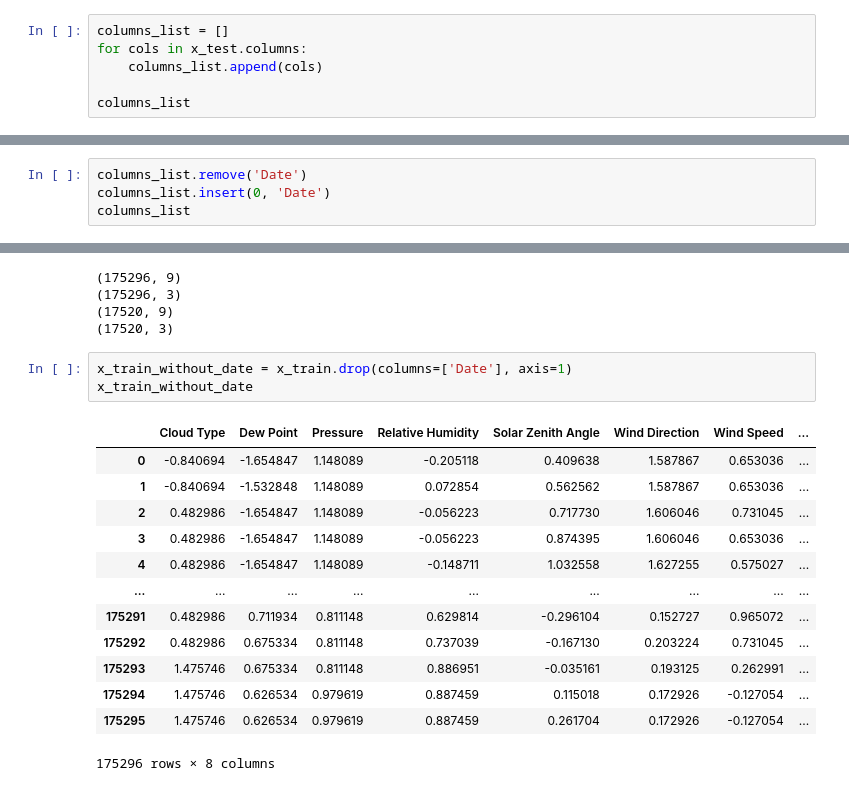
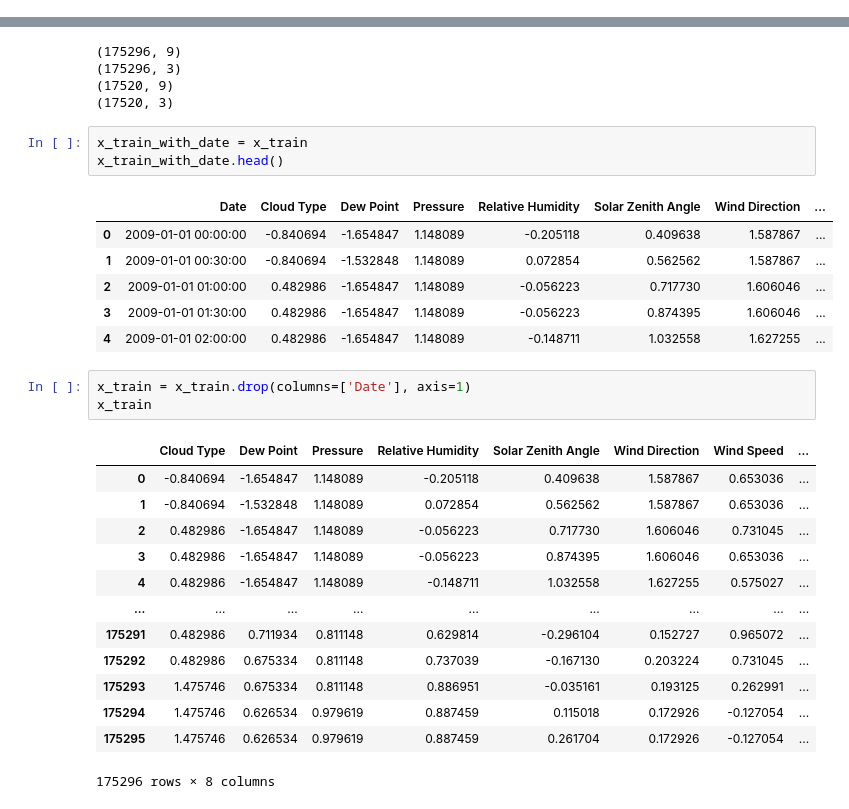
Before and after one commit to AryaStark13/Wipro-hackathon, a Jupyter notebook: Cleaned Data.ipynb, the cells around one changed output, grey strips where cells are left out. Drawn from its saved outputs; the diff is of its cells as text.

```diff
--- a/Cleaned Data.ipynb
+++ b/Cleaned Data.ipynb
@@ -238,6 +236,0 @@ columns_list
-# %%
-columns_list = []
-for cols in x_test.columns:
-    columns_list.append(cols)
-
-columns_list
@@ -254,4 +236,0 @@ columns_list
-# %%
-columns_list.remove('Date')
-columns_list.insert(0, 'Date')
-columns_list
@@ -400,20 +369,30 @@ print(y_test.shape)
 (17520, 9)
 (17520, 3)
 # %%
-x_train_without_date = x_train.drop(columns=['Date'], axis=1)
-x_train_without_date
+x_train_with_date = x_train
+x_train_with_date.head()
 # %% [output]
-|  | Cloud Type | Dew Point | Pressure | Relative Humidity | Solar Zenith Angle | Wind Direction | Wind Speed | ... |
-| 0 | -0.840694 | -1.654847 | 1.148089 | -0.205118 | 0.409638 | 1.587867 | 0.653036 | ... |
-| 1 | -0.840694 | -1.532848 | 1.148089 | 0.072854 | 0.562562 | 1.587867 | 0.653036 | ... |
-| 2 | 0.482986 | -1.654847 | 1.148089 | -0.056223 | 0.717730 | 1.606046 | 0.731045 | ... |
-| 3 | 0.482986 | -1.654847 | 1.148089 | -0.056223 | 0.874395 | 1.606046 | 0.653036 | ... |
-| 4 | 0.482986 | -1.654847 | 1.148089 | -0.148711 | 1.032558 | 1.627255 | 0.575027 | ... |
-| ... | ... | ... | ... | ... | ... | ... | ... | ... |
-| 175291 | 0.482986 | 0.711934 | 0.811148 | 0.629814 | -0.296104 | 0.152727 | 0.965072 | ... |
-| 175292 | 0.482986 | 0.675334 | 0.811148 | 0.737039 | -0.167130 | 0.203224 | 0.731045 | ... |
-| 175293 | 1.475746 | 0.675334 | 0.811148 | 0.886951 | -0.035161 | 0.193125 | 0.262991 | ... |
-| 175294 | 1.475746 | 0.626534 | 0.979619 | 0.887459 | 0.115018 | 0.172926 | -0.127054 | ... |
-| 175295 | 1.475746 | 0.626534 | 0.979619 | 0.887459 | 0.261704 | 0.172926 | -0.127054 | ... |
+|  | Date | Cloud Type | Dew Point | Pressure | Relative Humidity | Solar Zenith Angle | Wind Direction | ... |
+| 0 | 2009-01-01 00:00:00 | -0.840694 | -1.654847 | 1.148089 | -0.205118 | 0.409638 | 1.587867 | ... |
+| 1 | 2009-01-01 00:30:00 | -0.840694 | -1.532848 | 1.148089 | 0.072854 | 0.562562 | 1.587867 | ... |
+| 2 | 2009-01-01 01:00:00 | 0.482986 | -1.654847 | 1.148089 | -0.056223 | 0.717730 | 1.606046 | ... |
+| 3 | 2009-01-01 01:30:00 | 0.482986 | -1.654847 | 1.148089 | -0.056223 | 0.874395 | 1.606046 | ... |
+| 4 | 2009-01-01 02:00:00 | 0.482986 | -1.654847 | 1.148089 | -0.148711 | 1.032558 | 1.627255 | ... |
-175296 rows × 8 columns
+# %%
+x_train = x_train.drop(columns=['Date'], axis=1)
+x_train
+# %% [output]
+|  | Cloud Type | Dew Point | Pressure | Relative Humidity | Solar Zenith Angle | Wind Direction | Wind Speed | ... |
+| 0 | -0.840694 | -1.654847 | 1.148089 | -0.205118 | 0.409638 | 1.587867 | 0.653036 | ... |
+| 1 | -0.840694 | -1.532848 | 1.148089 | 0.072854 | 0.562562 | 1.587867 | 0.653036 | ... |
+| 2 | 0.482986 | -1.654847 | 1.148089 | -0.056223 | 0.717730 | 1.606046 | 0.731045 | ... |
+| 3 | 0.482986 | -1.654847 | 1.148089 | -0.056223 | 0.874395 | 1.606046 | 0.653036 | ... |
+| 4 | 0.482986 | -1.654847 | 1.148089 | -0.148711 | 1.032558 | 1.627255 | 0.575027 | ... |
+| ... | ... | ... | ... | ... | ... | ... | ... | ... |
+| 175291 | 0.482986 | 0.711934 | 0.811148 | 0.629814 | -0.296104 | 0.152727 | 0.965072 | ... |
+| 175292 | 0.482986 | 0.675334 | 0.811148 | 0.737039 | -0.167130 | 0.203224 | 0.731045 | ... |
+| 175293 | 1.475746 | 0.675334 | 0.811148 | 0.886951 | -0.035161 | 0.193125 | 0.262991 | ... |
+| 175294 | 1.475746 | 0.626534 | 0.979619 | 0.887459 | 0.115018 | 0.172926 | -0.127054 | ... |
+| 175295 | 1.475746 | 0.626534 | 0.979619 | 0.887459 | 0.261704 | 0.172926 | -0.127054 | ... |
+175296 rows × 8 columns
 # %%
```
Also changed, not shown: parts of 13 cells of this notebook.
